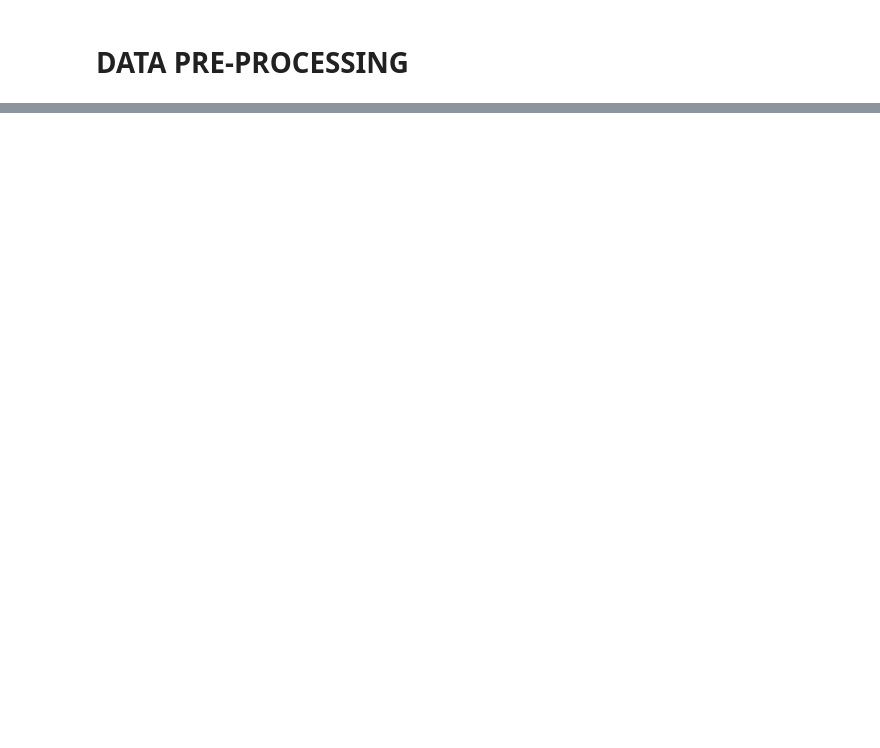
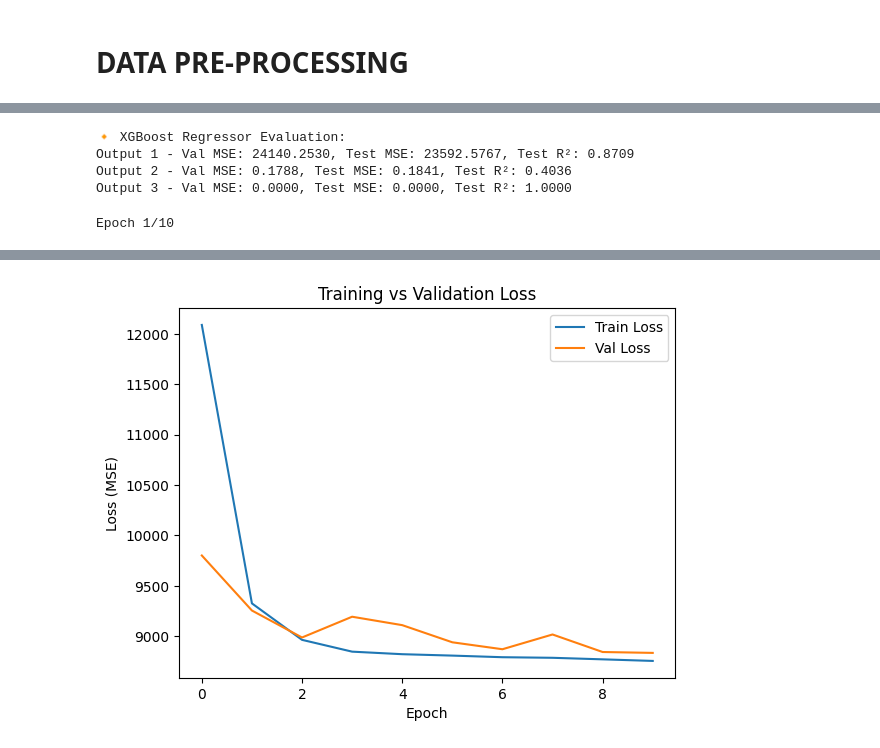
Before and after one commit to faseeh-quraishi/KaggleDatasetsEngagementPrediction-MetaKaggleHackathon, a Jupyter notebook: meta-kaggle-competition.ipynb, the cells around one changed output, grey strips where cells are left out. Saved outputs shown, nothing was run; the diff lists cells and outputs as text; code cells hidden in the pictures; blank space fills up the shorter version.

Commit message:
Kaggle Notebook | Meta Kaggle Competition | Models Training started

```diff
--- a/meta-kaggle-competition.ipynb
+++ b/meta-kaggle-competition.ipynb
@@ -432,0 +483,76 @@ Test shape: (73561, 8) (73561, 3)
+# %%
+from xgboost import XGBRegressor
+
+xgb_model = MultiOutputRegressor(XGBRegressor(n_estimators=100, random_state=42))
+xgb_model.fit(X_train, y_train)
+
+y_val_pred_xgb = xgb_model.predict(X_val)
+y_test_pred_xgb = xgb_model.predict(X_test)
+
+print("🔸 XGBoost Regressor Evaluation:")
+for i in range(3):
+    print(f"Output {i+1} - "
+          f"Val MSE: {mean_squared_error(y_val.iloc[:, i], y_val_pred_xgb[:, i]):.4f}, "
+          f"Test MSE: {mean_squared_error(y_test.iloc[:, i], y_test_pred_xgb[:, i]):.4f}, "
+          f"Test R²: {r2_score(y_test.iloc[:, i], y_test_pred_xgb[:, i]):.4f}")
+# %% [output]
+🔸 XGBoost Regressor Evaluation:
+Output 1 - Val MSE: 24140.2530, Test MSE: 23592.5767, Test R²: 0.8709
+Output 2 - Val MSE: 0.1788, Test MSE: 0.1841, Test R²: 0.4036
+Output 3 - Val MSE: 0.0000, Test MSE: 0.0000, Test R²: 1.0000
+# %%
+from sklearn.preprocessing import StandardScaler
+from sklearn.metrics import mean_squared_error, r2_score
+from tensorflow.keras.models import Sequential
+from tensorflow.keras.layers import Dense
+from tensorflow.keras.callbacks import EarlyStopping
+import matplotlib.pyplot as plt
+
+# 1. Scale features
+scaler = StandardScaler()
+X_train_scaled = scaler.fit_transform(X_train)
+X_val_scaled = scaler.transform(X_val)
+X_test_scaled = scaler.transform(X_test)
+
+# 2. Build the model
+model = Sequential([
+    Dense(128, activation='relu', input_shape=(X_train_scaled.shape[1],)),
+    Dense(64, activation='relu'),
+    Dense(3)  # Output layer for 3 continuous targets
+])
+
+# 3. Compile the model
+model.compile(optimizer='adam', loss='mse', metrics=['mae'])
+
+# 4. Early stopping to avoid overfitting
+early_stop = EarlyStopping(monitor='val_loss', patience=10, restore_best_weights=True)
+
+# 5. Train the model
+history = model.fit(
+    X_train_scaled, y_train,
+    validation_data=(X_val_scaled, y_val),
+    epochs=10,
+    batch_size=32,
+    callbacks=[early_stop],
+    verbose=1
+)
+
+# 6. Evaluate on test set
+y_test_pred = model.predict(X_test_scaled)
+
+print("🔸 TensorFlow Keras Model Evaluation:")
+for i in range(3):
+    print(f"Output {i+1} - "
+          f"Test MSE: {mean_squared_error(y_test.iloc[:, i], y_test_pred[:, i]):.4f}, "
+          f"Test R²: {r2_score(y_test.iloc[:, i], y_test_pred[:, i]):.4f}")
+
+# 7. Optional: Plot training/validation loss
+plt.plot(history.history['loss'], label='Train Loss')
+plt.plot(history.history['val_loss'], label='Val Loss')
+plt.xlabel("Epoch")
+plt.ylabel("Loss (MSE)")
+plt.legend()
+plt.title("Training vs Validation Loss")
+plt.show()
+# %% [output]
+Epoch 1/10
@@ -432,0 +576 @@ Test shape: (73561, 8) (73561, 3)
+[figure, added]
```
Also changed, not shown: parts of 19 cells of this notebook.
